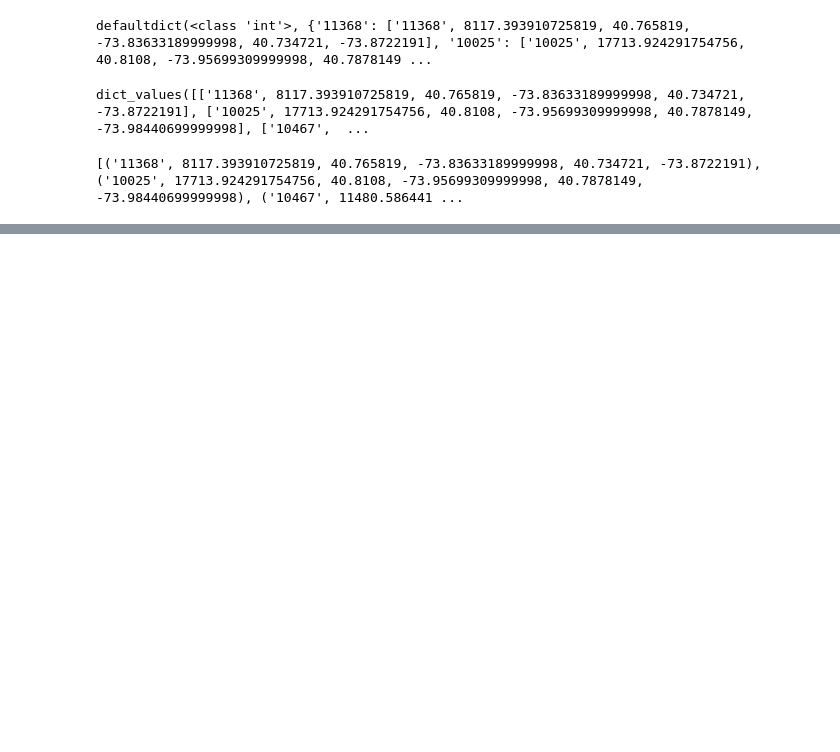
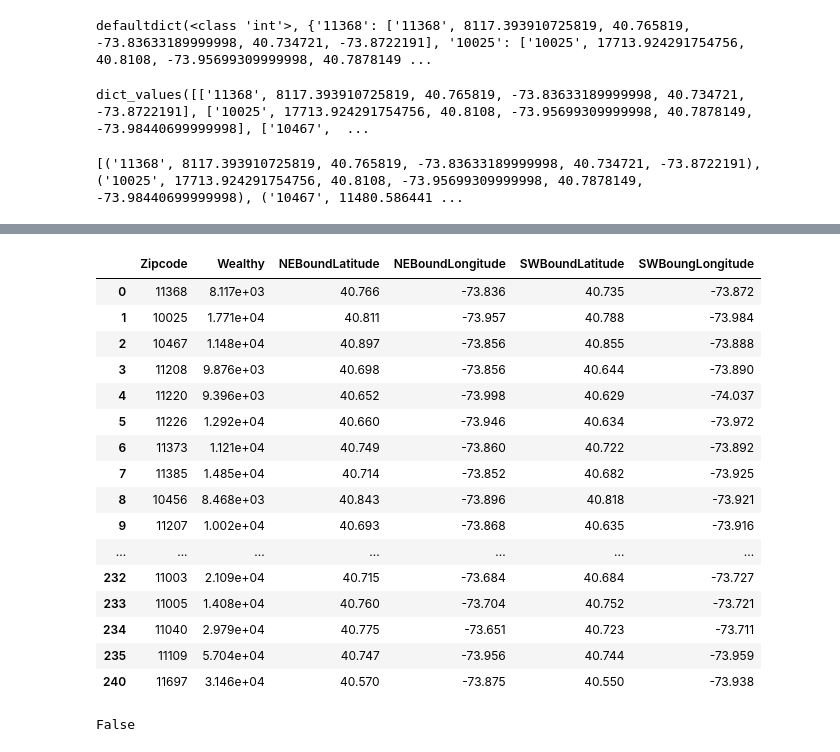
Before and after one commit to ChR2/MTA_Turnstile_Data_Project_1, a Jupyter notebook: Cleaning Demographic Data.ipynb, the cells around one changed output, grey strips where cells are left out. Saved outputs shown, nothing was run; the diff lists cells and outputs as text; code cells hidden in the pictures; blank space fills up the shorter version.

```diff
--- a/Cleaning Demographic Data.ipynb
+++ b/Cleaning Demographic Data.ipynb
@@ -33,7 +30,7 @@ print(nyc_zip)
 from uszipcode import ZipcodeSearchEngine
 search = ZipcodeSearchEngine()
 # %%
-zipcode = search.by_zipcode('10002')
+zipcode = search.by_zipcode('10151')
 print(zipcode)
 # %% [output]
 {
@@ -97,0 +94,2 @@ df.head()
+# %%
+df_copy = df
@@ -100,0 +111,25 @@ SyntaxError: keyword can't be an expression (<ipython-input-25-40e1a7a93c3d>, li
+# %%
+df_copy.dropna(axis=0, how='any')
+# %% [output]
+|  | Zipcode | Wealthy | NEBoundLatitude | NEBoundLongitude | SWBoundLatitude | SWBoungLongitude |
+| 0 | 11368 | 8.117e+03 | 40.766 | -73.836 | 40.735 | -73.872 |
+| 1 | 10025 | 1.771e+04 | 40.811 | -73.957 | 40.788 | -73.984 |
+| 2 | 10467 | 1.148e+04 | 40.897 | -73.856 | 40.855 | -73.888 |
+| 3 | 11208 | 9.876e+03 | 40.698 | -73.856 | 40.644 | -73.890 |
+| 4 | 11220 | 9.396e+03 | 40.652 | -73.998 | 40.629 | -74.037 |
+| 5 | 11226 | 1.292e+04 | 40.660 | -73.946 | 40.634 | -73.972 |
+| 6 | 11373 | 1.121e+04 | 40.749 | -73.860 | 40.722 | -73.892 |
+| 7 | 11385 | 1.485e+04 | 40.714 | -73.852 | 40.682 | -73.925 |
+| 8 | 10456 | 8.468e+03 | 40.843 | -73.896 | 40.818 | -73.921 |
+| 9 | 11207 | 1.002e+04 | 40.693 | -73.868 | 40.635 | -73.916 |
+| ... | ... | ... | ... | ... | ... | ... |
+| 232 | 11003 | 2.109e+04 | 40.715 | -73.684 | 40.684 | -73.727 |
+| 233 | 11005 | 1.408e+04 | 40.760 | -73.704 | 40.752 | -73.721 |
+| 234 | 11040 | 2.979e+04 | 40.775 | -73.651 | 40.723 | -73.711 |
+| 235 | 11109 | 5.704e+04 | 40.747 | -73.956 | 40.744 | -73.959 |
+| 240 | 11697 | 3.146e+04 | 40.570 | -73.875 | 40.550 | -73.938 |
+# %%
+#sanity check
+df_nonull.Zipcode.count() == df.Zipcode.count()
+# %% [output]
+False
```
Also changed, not shown: parts of 14 cells of this notebook, 1 other file.
